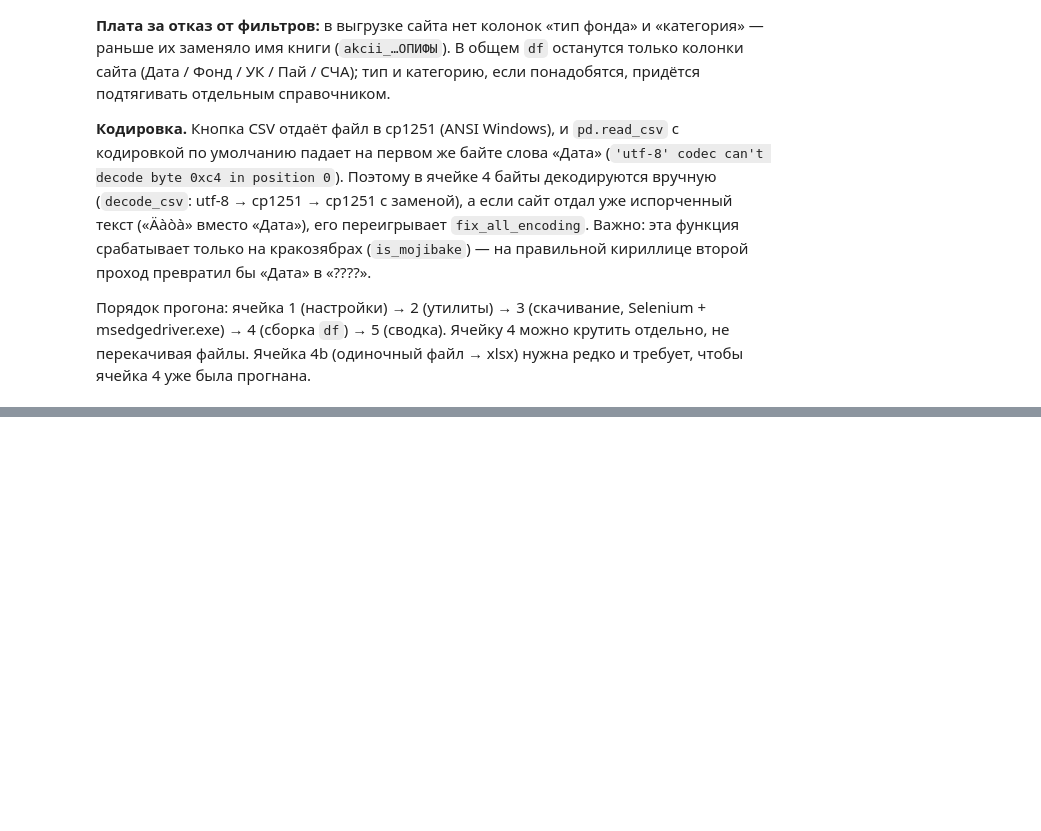
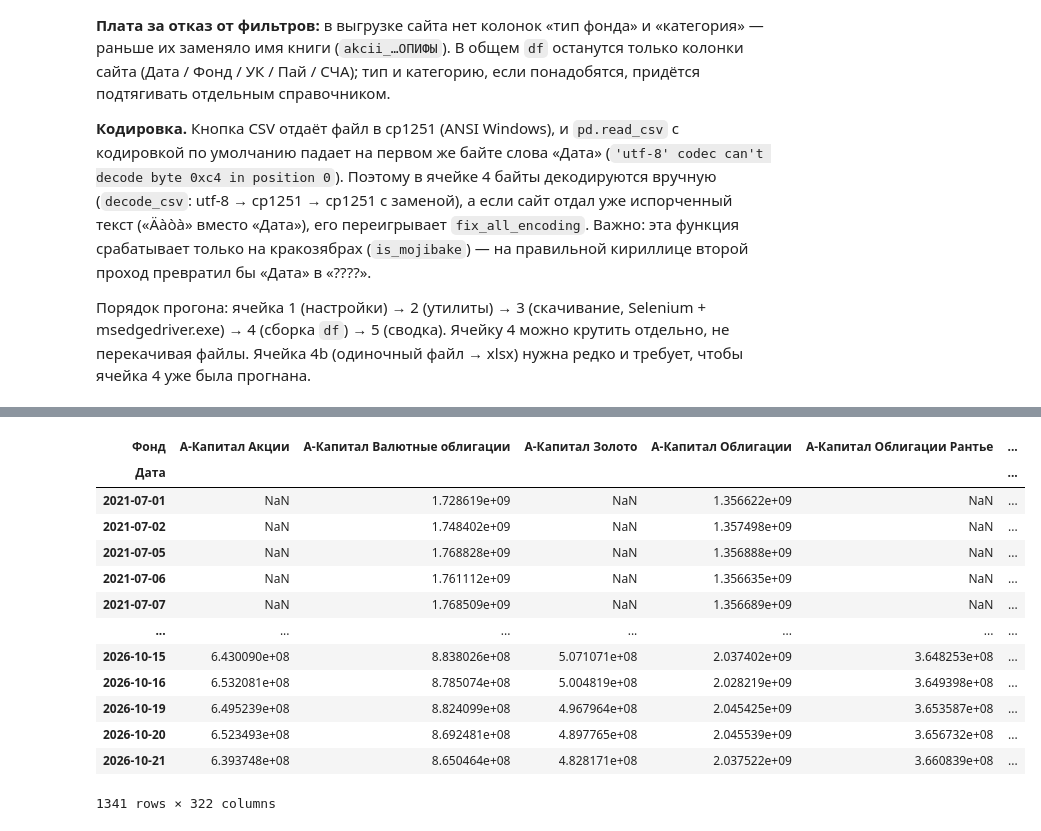
Before and after one commit to 1kosyrkoff/moex_data_parser, a Jupyter notebook: parserInvestfunds_3.ipynb, the cells around one changed output, grey strips where cells are left out. Drawn from its saved outputs; the diff is of its cells as text; code cells hidden in the pictures; blank space fills up the shorter version.

```diff
--- a/parserInvestfunds_3.ipynb
+++ b/parserInvestfunds_3.ipynb
@@ -180,6 +180,39 @@ def existing_period_file(start, fin):
     """Уже скачанный файл периода (любое расширение) или None."""
     hits = sorted(DOWNLOAD_DIR.glob(f"investfunds_{start:%Y%m%d}_{fin:%Y%m%d}.*"))
     return hits[0] if hits else None
+
+def clear_filters(driver, wait, container_ids=("cat_check_list", "spec_check_list"),
+                  settle=0.4, fast=True, attempts=2, strict=True):
+    """
+    Снимает все отмеченные чекбоксы в указанных контейнерах (на свежей странице
+    отмечено всё). Один JS-проход на контейнер + добивание WebDriver-кликами.
+
+    container_ids : строка или кортеж; порядок важен — см. замечание ниже
+    fast          : снимать одним execute_script без round-trip'ов на каждый чекбокс
+    attempts      : сколько раз повторить проход, если после перерисовки что-то вернулось
+    strict        : RuntimeError, если снять всё так и не удалось
+
+    Возвращает {container_id: сколько чекбоксов осталось отмеченными} (в норме нули).
+    """
+    if isinstance(container_ids, str):
+        container_ids = (container_ids,)
+
+    residual = {}
+    for cid in container_ids:
+        try:
+            wait.until(lambda d, c=cid: d.find_elements(
+                By.CSS_SELECTOR, f"#{c} input[type=checkbox]"))
+        except TimeoutError:          # контейнера нет/пуст — например, spec после сброса категорий
+            residual[cid] = 0
+            continue
+
+        for _ in range(attempts):
+            if fast:
+                driver.execute_script(
+                    "document.querySelectorAll(arguments[0] + ' input[type=checkbox]')"
+                    ".forEach(function (b) { if (b.checked) b.click(); });",
+                    "#" + cid,
+                )
 # %%
 # =============================================================================
 # 3. Скачивание: Selenium + msedgedriver.exe, фильтры НЕ применяются
@@ -293,6 +326,9 @@ try:
     wait.until(EC.presence_of_element_located((By.ID, "csv")))
     print("фильтры (отмечено/всего):", ensure_all_checked(driver))
 
+    clear_filters(driver, wait, container_ids=['type_check_list'])
+    wait.until(EC.element_to_be_clickable((By.ID, "t1"))).click()
+
     for i, (start, fin) in enumerate(PERIODS, 1):
         tag = f"[{i}/{len(PERIODS)}] {start:{SITE_FMT}}-{fin:{SITE_FMT}}"
 
@@ -720,0 +810,21 @@ print(df[TXT_COLS[-1]].value_counts().head().to_string())
+# %%
+df_wide = pd.DataFrame()
+df_wide.index = sorted(df['Дата'].unique())
+df_1 = df.pivot(index='Дата', columns='Фонд', values='СЧА').sort_index()
+# %%
+df_1
+# %% [output]
+| Фонд | А-Капитал Акции | А-Капитал Валютные облигации | А-Капитал Золото | А-Капитал Облигации | А-Капитал Облигации Рантье | ... |
+| Дата |  |  |  |  |  | ... |
+| 2021-07-01 | NaN | 1.728619e+09 | NaN | 1.356622e+09 | NaN | ... |
+| 2021-07-02 | NaN | 1.748402e+09 | NaN | 1.357498e+09 | NaN | ... |
+| 2021-07-05 | NaN | 1.768828e+09 | NaN | 1.356888e+09 | NaN | ... |
+| 2021-07-06 | NaN | 1.761112e+09 | NaN | 1.356635e+09 | NaN | ... |
+| 2021-07-07 | NaN | 1.768509e+09 | NaN | 1.356689e+09 | NaN | ... |
+| ... | ... | ... | ... | ... | ... | ... |
+| 2026-10-15 | 6.430090e+08 | 8.838026e+08 | 5.071071e+08 | 2.037402e+09 | 3.648253e+08 | ... |
+| 2026-10-16 | 6.532081e+08 | 8.785074e+08 | 5.004819e+08 | 2.028219e+09 | 3.649398e+08 | ... |
+| 2026-10-19 | 6.495239e+08 | 8.824099e+08 | 4.967964e+08 | 2.045425e+09 | 3.653587e+08 | ... |
+| 2026-10-20 | 6.523493e+08 | 8.692481e+08 | 4.897765e+08 | 2.045539e+09 | 3.656732e+08 | ... |
+| 2026-10-21 | 6.393748e+08 | 8.650464e+08 | 4.828171e+08 | 2.037522e+09 | 3.660839e+08 | ... |
+1341 rows × 322 columns
```
Also changed, not shown: parts of 10 cells of this notebook, 6 other files.
